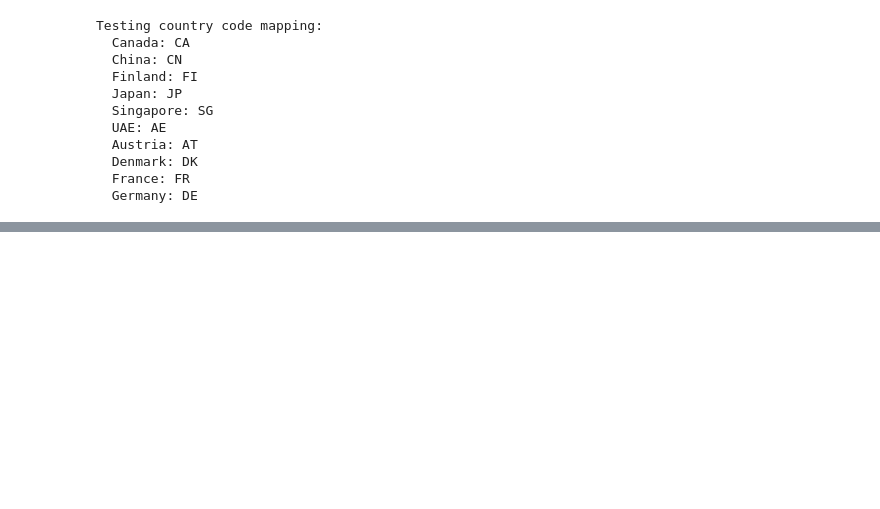
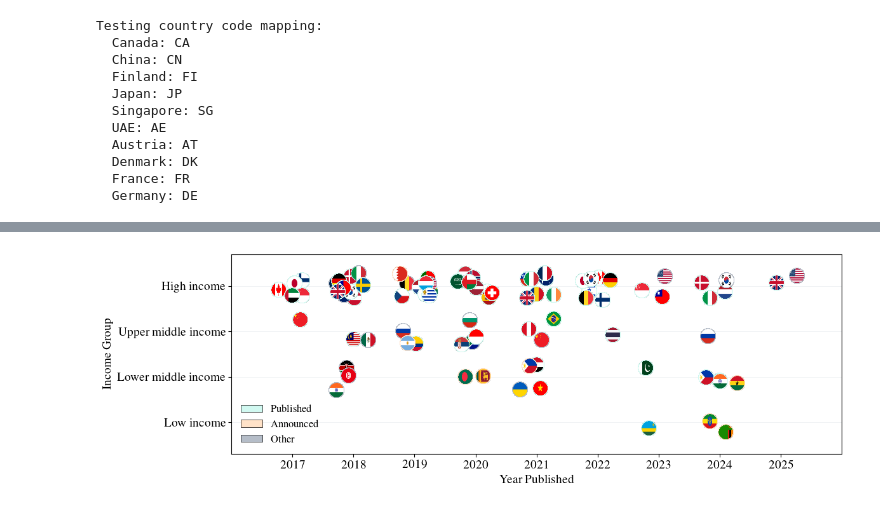
Before and after one commit to ljvmiranda921/edgeml-survey, a Jupyter notebook: notebooks/2026-02-12-figures-for-paper.ipynb, the cells around one changed output, grey strips where cells are left out. Cells and saved outputs as stored; diff of their text form; code cells hidden in the pictures; blank space fills up the shorter version.

```diff
--- a/notebooks/2026-02-12-figures-for-paper.ipynb
+++ b/notebooks/2026-02-12-figures-for-paper.ipynb
@@ -1206,6 +1204,6 @@ print(ai_strategies_df["income_group"].value_counts())
 # %%
 # Create the plot with flag markers
-fig, ax = plt.subplots(figsize=(12, 6))
+fig, ax = plt.subplots(figsize=(12, 4))
 
 # Plot each country as a flag with colored edge
 for _, row in ai_strategies_df.iterrows():
@@ -1277,31 +1275,33 @@ legend_elements = [
         facecolor=CAMBRIDGE_COLORS["cambridge_light_blue"],
         edgecolor="black",
         linewidth=0.5,
         label="Published",
     ),
     mpatches.Patch(
         facecolor=CAMBRIDGE_COLORS["light_crest"],
         edgecolor="black",
         linewidth=0.5,
         label="Announced",
     ),
     mpatches.Patch(
         facecolor=CAMBRIDGE_COLORS["slate_2"],
         edgecolor="black",
         linewidth=0.5,
         label="Other",
     ),
 ]
-ax.legend(handles=legend_elements, loc="upper left", frameon=False, title="Status")
+ax.legend(handles=legend_elements, loc="lower left", frameon=False)
 
 # Add horizontal grid lines for income groups
 for i in range(len(INCOME_ORDER)):
     ax.axhline(
         y=i, color=CAMBRIDGE_COLORS["slate_1"], linestyle="-", linewidth=0.5, zorder=0
     )
 
 fig.tight_layout()
 fig.savefig(
     OUTPUT_DIR / "national_ai_strategies_timeline.pdf", bbox_inches="tight", dpi=300
 )
 plt.show()
+# %% [output]
+[figure, added]
```
Also changed, not shown: parts of 3 cells of this notebook.
